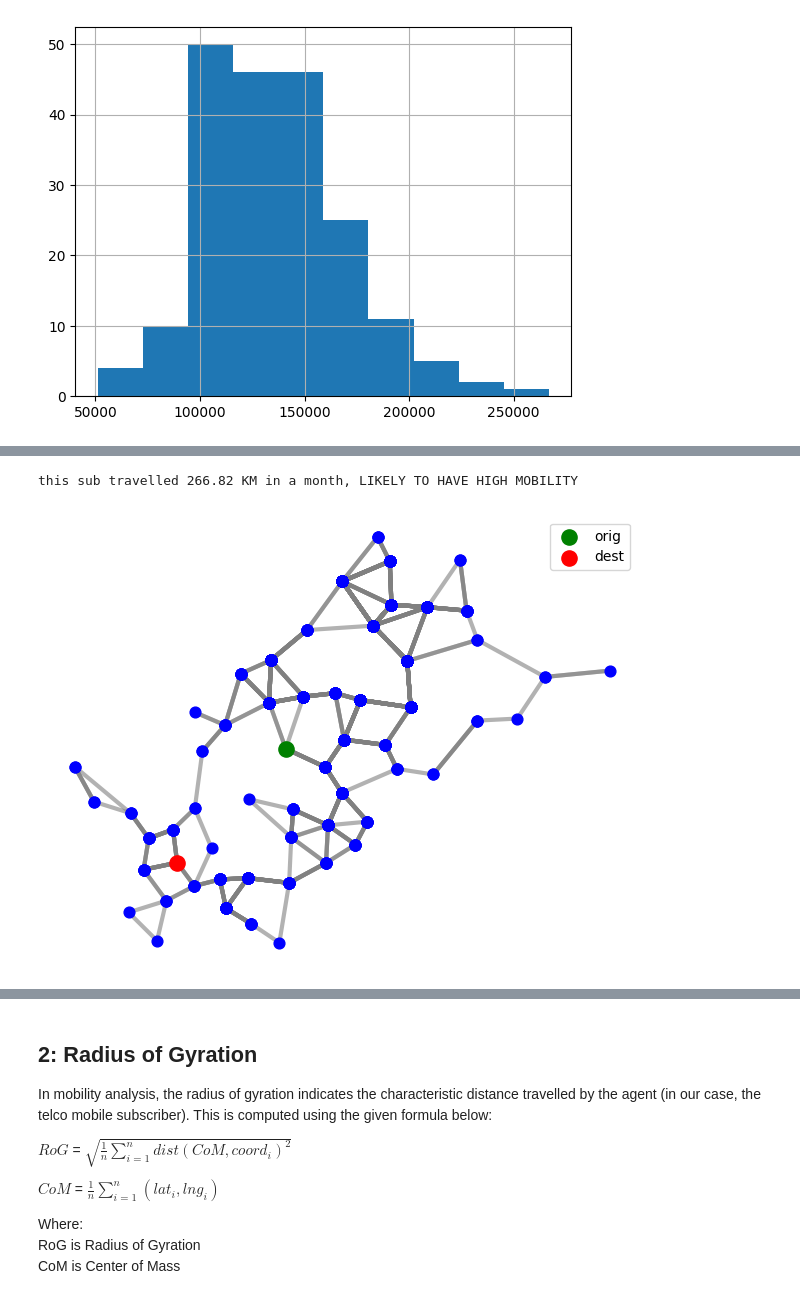
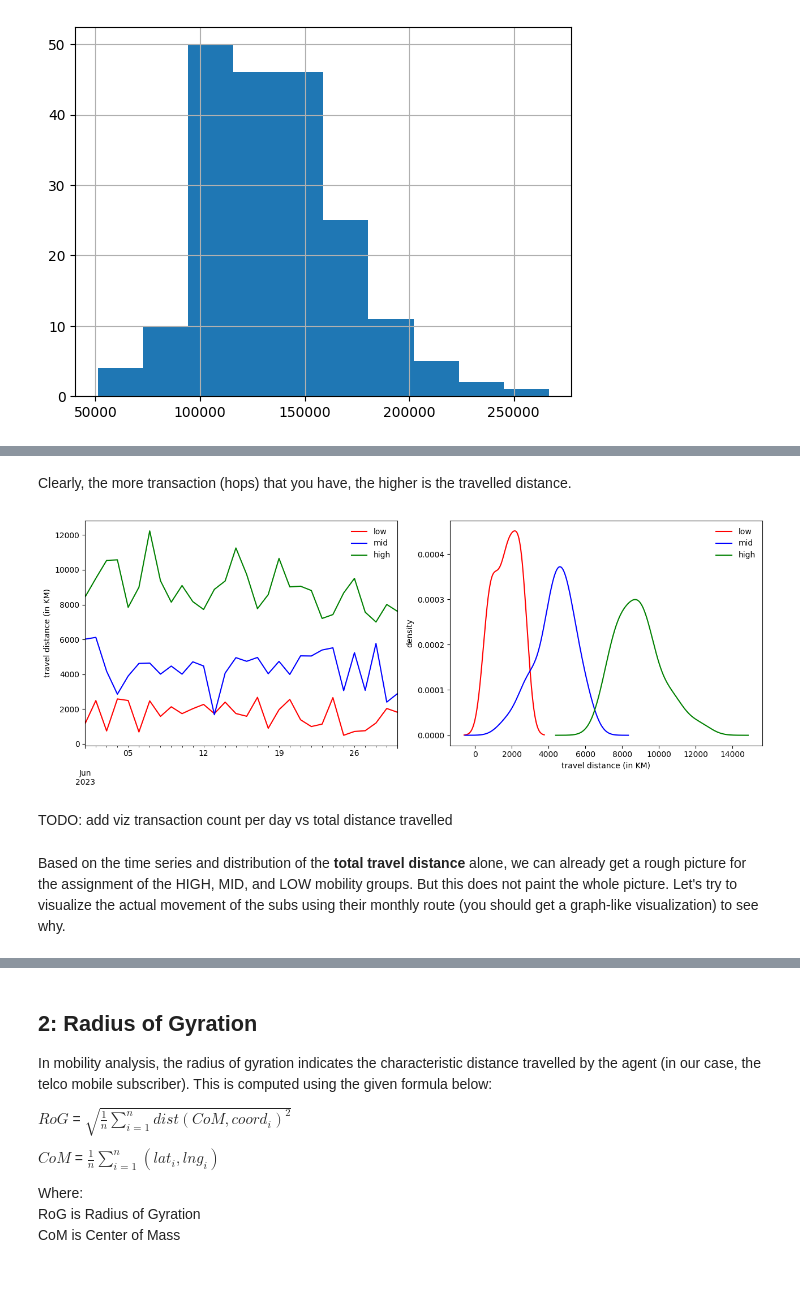
Before and after one commit to jpacil0/sds4gdsp, a Jupyter notebook: notebooks/02 Application.ipynb, the cells around one changed output, grey strips where cells are left out. Saved outputs shown, nothing was run; the diff lists cells and outputs as text; code cells hidden in the pictures.

Commit message:
add cp mobility idx 1

```diff
--- a/notebooks/02 Application.ipynb
+++ b/notebooks/02 Application.ipynb
@@ -287,7 +251,52 @@ this sub travelled 130.69 KM in a month, LIKELY TO HAVE MID MOBILITY
-# %%
-travel_distance_in_km = round(scoring_base.loc[scoring_base.sub_uid==sample_sub_high, "total_travel_distance"].item() / 1_000, 2)
-print(f"this sub travelled {travel_distance_in_km} KM in a {window}, LIKELY TO HAVE HIGH MOBILITY")
-display(visualize_route(sample_traj_high))
-# %% [output]
-this sub travelled 266.82 KM in a month, LIKELY TO HAVE HIGH MOBILITY
-[figure]
+# %% [markdown]
+Clearly, the more transaction (hops) that you have, the higher is the travelled distance.
+# %%
+def fetch_total_travel_distance(traj):
+    coords = traj.coords.tolist()
+    od_pairs = list(zip(coords, coords[1:]))
+    dts = traj.transaction_dt.tolist()
+    hrs = traj.transaction_hr.tolist()
+    cels = traj.cel_uid.tolist()
+    hr_pairs = list(zip(hrs, hrs[1:]))
+    travel_distances = list(map(lambda p: calc_haversine_distance(*p), od_pairs))
+    dt_df = pd.DataFrame(list(zip(dts, dts[1:])), columns=["orig_dt", "dest_dt"])
+    hr_df = pd.DataFrame(list(zip(hrs, hrs[1:])), columns=["orig_hr", "dest_hr"])
+    cel_df = pd.DataFrame(list(zip(cels, cels[1:])), columns=["orig_cel", "dest_cel"])
+    data = pd.concat([dt_df, hr_df, cel_df], axis=1)
+    data["travel_distance"] = travel_distances
+    return data.loc[data.travel_distance>0].reset_index(drop=True)
+# %%
+metric = "total_travel_distance"
+sample_traj_low, sample_traj_mid, sample_traj_high = fetch_sample_trajs(scoring_base, metric, date, window, fake_transactions, fake_cellsites)
+# %%
+def viz_total_travel_distance(sample_traj_low, sample_traj_mid, sample_traj_high):
+    fig, (ax1, ax2) = plt.subplots(1, 2, figsize=(13, 5))
+    sample_low = fetch_total_travel_distance(sample_traj_low)
+    sample_mid = fetch_total_travel_distance(sample_traj_mid)
+    sample_high = fetch_total_travel_distance(sample_traj_high)
+    sample_low["orig_dt"] = pd.to_datetime(sample_low["orig_dt"])
+    sample_mid["orig_dt"] = pd.to_datetime(sample_mid["orig_dt"])
+    sample_high["orig_dt"] = pd.to_datetime(sample_high["orig_dt"])
+    sample_low.groupby("orig_dt")["travel_distance"].sum().plot(ax=ax1, color="red", kind="line")
+    sample_mid.groupby("orig_dt")["travel_distance"].sum().plot(ax=ax1, color="blue", kind="line")
+    sample_high.groupby("orig_dt")["travel_distance"].sum().plot(ax=ax1, color="green", kind="line")
+    sample_low.groupby("orig_dt")["travel_distance"].sum().plot(ax=ax2, color="red", kind="density")
+    sample_mid.groupby("orig_dt")["travel_distance"].sum().plot(ax=ax2, color="blue", kind="density")
+    sample_high.groupby("orig_dt")["travel_distance"].sum().plot(ax=ax2, color="green", kind="density")
+    ax1.set_ylabel("travel distance (in KM)")
+    ax2.set_ylabel("density")
+    ax1.set_xlabel("")
+    ax2.set_xlabel("travel distance (in KM)")
+    ax1.legend(["low", "mid", "high"], frameon=False)
+    ax2.legend(["low", "mid", "high"], frameon=False)
+    plt.tight_layout()
+    plt.close();
+    return fig
+# %%
+viz_total_travel_distance(sample_traj_low, sample_traj_mid, sample_traj_high)
+# %% [output]
+[figure, added]
+# %% [markdown]
+TODO: add viz transaction count per day vs total distance travelled
+# %% [markdown]
+Based on the time series and distribution of the **total travel distance** alone, we can already get a rough picture for the assignment of the  HIGH, MID, and LOW mobility groups. But this does not paint the whole picture. Let's try to visualize the actual movement of the subs using their monthly route (you should get a graph-like visualization) to see why.
```
Also changed, not shown: parts of 32 cells of this notebook, 2 other files.
